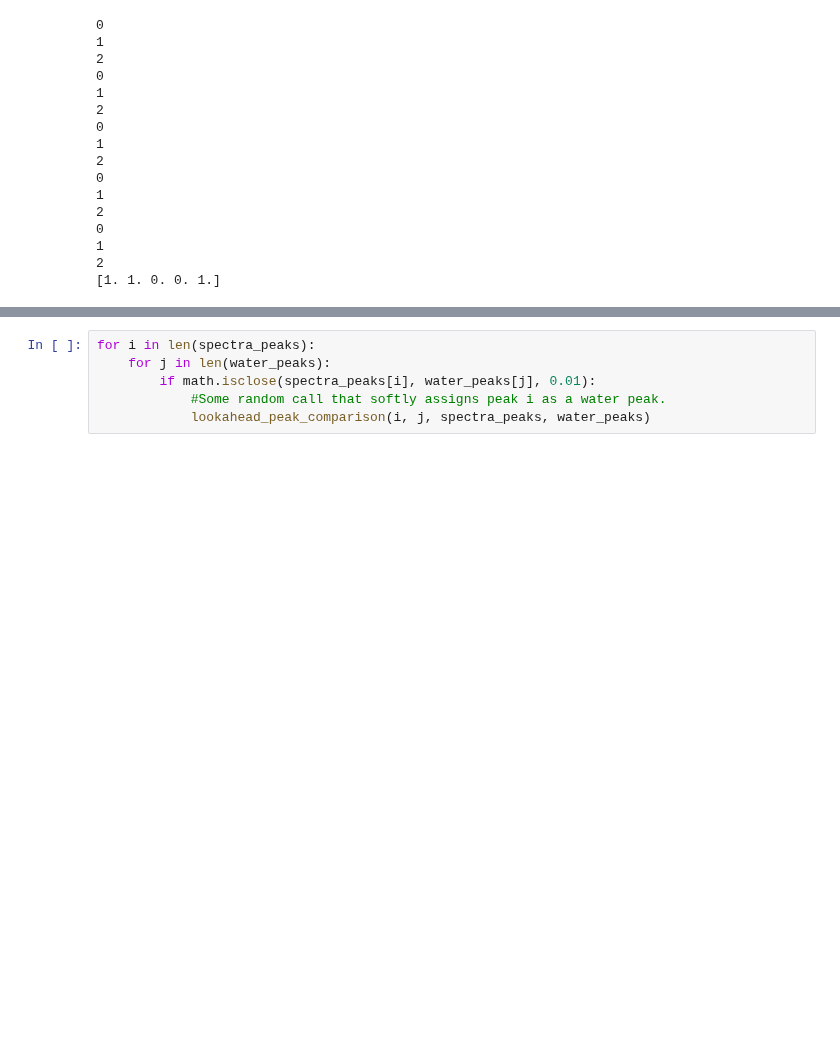
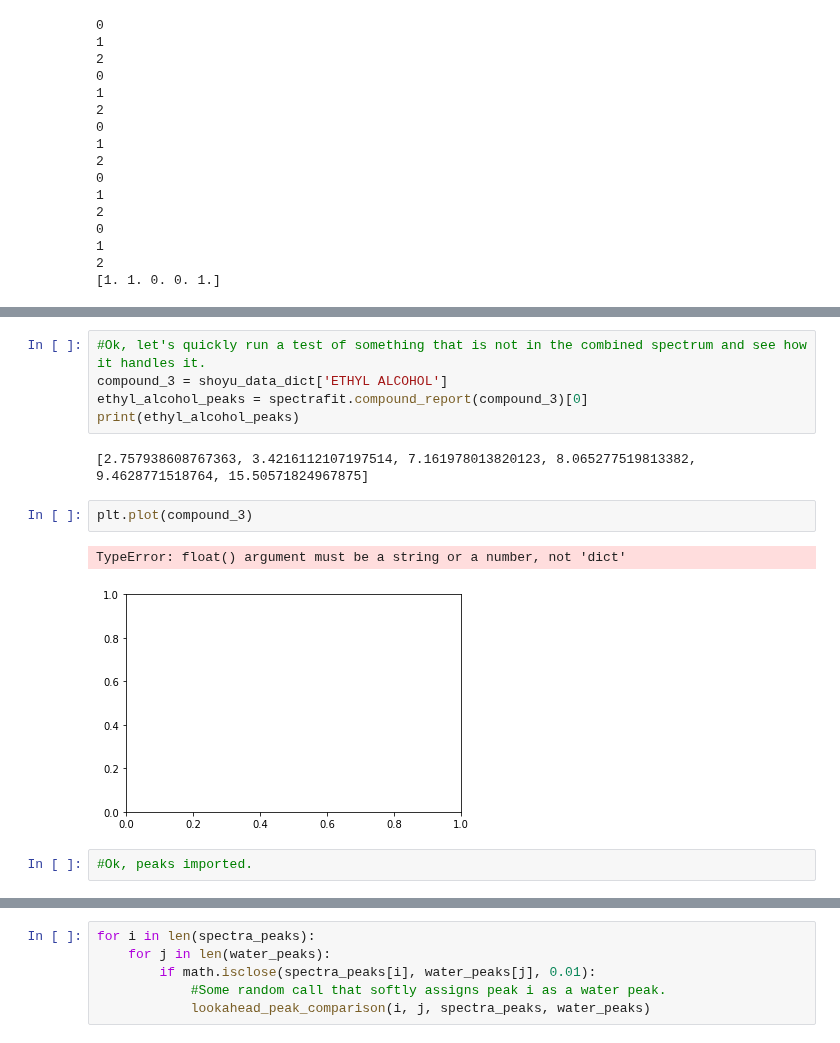
Before and after one commit to raman-noodles/Raman-noodles, a Jupyter notebook: examples/matching_test.ipynb, the cells around one changed output, grey strips where cells are left out. Saved outputs shown, nothing was run; the diff lists cells and outputs as text; blank space fills up the shorter version.

Commit message:
Completed assigning text values to matching_test.ipynb

```diff
--- a/examples/matching_test.ipynb
+++ b/examples/matching_test.ipynb
@@ -94,0 +136,14 @@ print(soft_assignment_array)
+# %%
+#Ok, let's quickly run a test of something that is not in the combined spectrum and see how it handles it.
+compound_3 = shoyu_data_dict['ETHYL ALCOHOL']
+ethyl_alcohol_peaks = spectrafit.compound_report(compound_3)[0]
+print(ethyl_alcohol_peaks)
+# %% [output]
+[2.757938608767363, 3.4216112107197514, 7.161978013820123, 8.065277519813382, 9.4628771518764, 15.50571824967875]
+# %%
+plt.plot(compound_3)
+# %% [output]
+TypeError: float() argument must be a string or a number, not 'dict'
+[figure, added]
+# %%
+#Ok, peaks imported.
```
Also changed, not shown: parts of 16 cells of this notebook.
